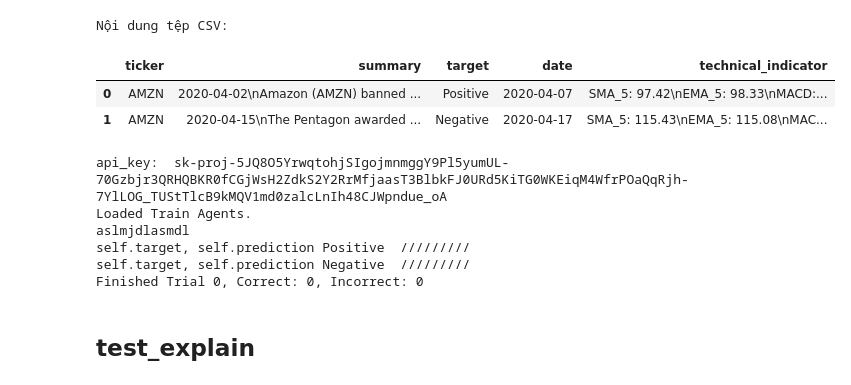
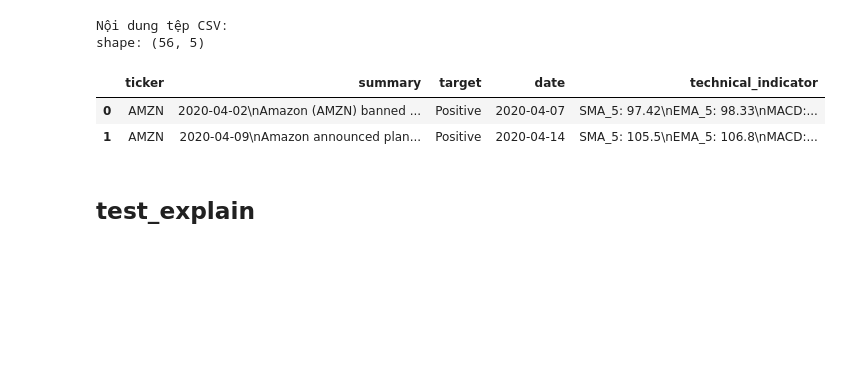
Before and after one commit to caokhanh2k3/KLTN, a Jupyter notebook: sep-main-update/main.ipynb, the cells around one changed output. Saved outputs shown, nothing was run; the diff lists cells and outputs as text; code cells hidden in the pictures; blank space fills up the shorter version.

```diff
--- a/sep-main-update/main.ipynb
+++ b/sep-main-update/main.ipynb
@@ -198,19 +212,20 @@ tweets len =  4
 # %%
 import pandas as pd
 # Đọc tệp CSV
-df_loaded = pd.read_csv("data_sample2.csv")
+df_loaded = pd.read_csv("OpenAILLM_data_train_sample.csv")
 
 # Hiển thị nội dung DataFrame
 print("Nội dung tệp CSV:")
-# print(df_loaded)
+print("shape:", df_loaded.shape)
 df_loaded['summary']
 df_loaded = df_loaded[:2]
 df_loaded
 # %% [output]
 Nội dung tệp CSV:
+shape: (56, 5)
 |  | ticker | summary | target | date | technical_indicator |
 | 0 | AMZN | 2020-04-02\nAmazon (AMZN) banned ... | Positive | 2020-04-07 | SMA_5: 97.42\nEMA_5: 98.33\nMACD:... |
-| 1 | AMZN | 2020-04-15\nThe Pentagon awarded ... | Negative | 2020-04-17 | SMA_5: 115.43\nEMA_5: 115.08\nMAC... |
+| 1 | AMZN | 2020-04-09\nAmazon announced plan... | Positive | 2020-04-14 | SMA_5: 105.5\nEMA_5: 106.8\nMACD:... |
 # %%
 from explain_module.util import summarize_trial, remove_reflections, save_results#, save_agents
 from explain_module.agents import PredictReflectAgent
@@ -234,13 +249,6 @@ agents
 print("aslmjdlasmdl")
 correct, incorrect = summarize_trial(agents)
 print(f'Finished Trial 0, Correct: {len(correct)}, Incorrect: {len(incorrect)}')
-# %% [output]
-api_key:  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
-Loaded Train Agents.
-aslmjdlasmdl
-self.target, self.prediction Positive  /////////
-self.target, self.prediction Negative  /////////
-Finished Trial 0, Correct: 0, Incorrect: 0
 # %% [markdown]
 ## test_explain
 # %%
```
Also changed, not shown: parts of 12 cells of this notebook, 11 other files.
